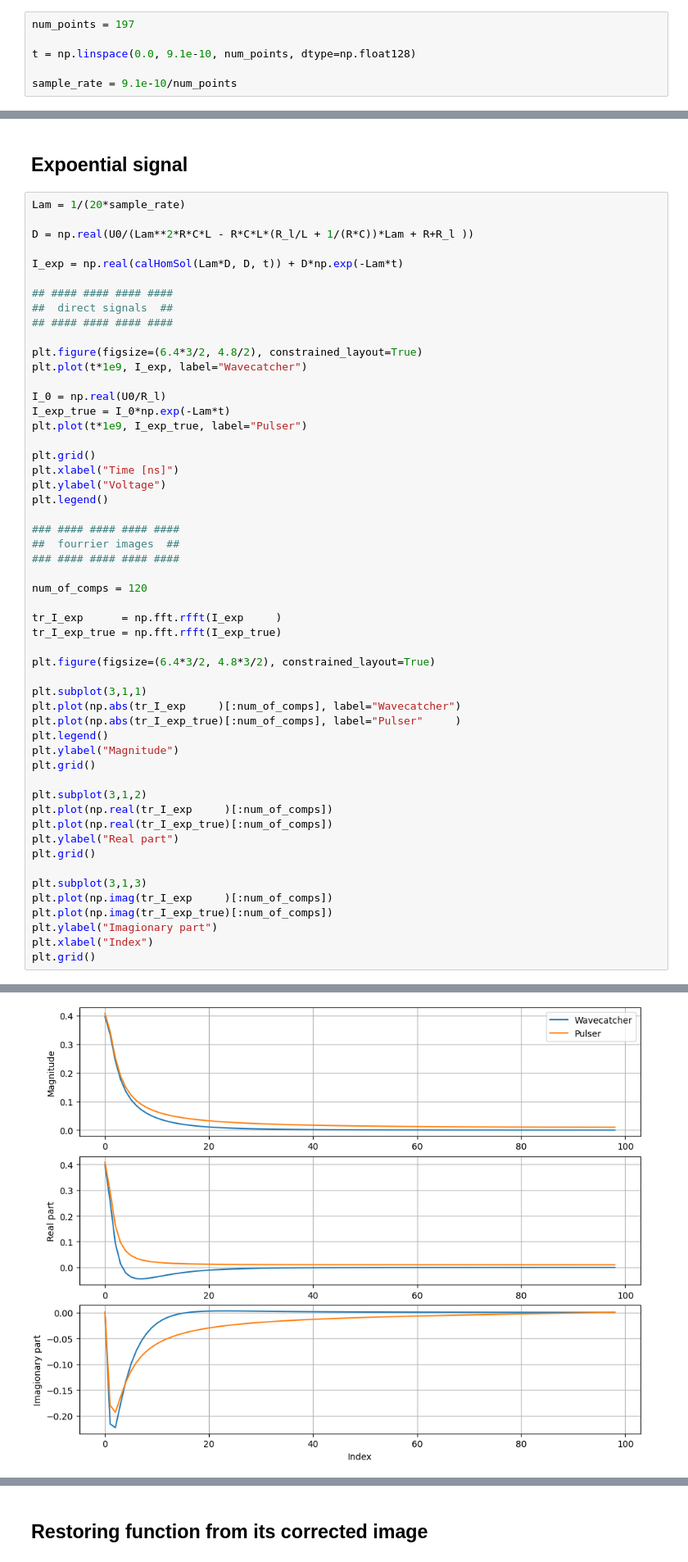
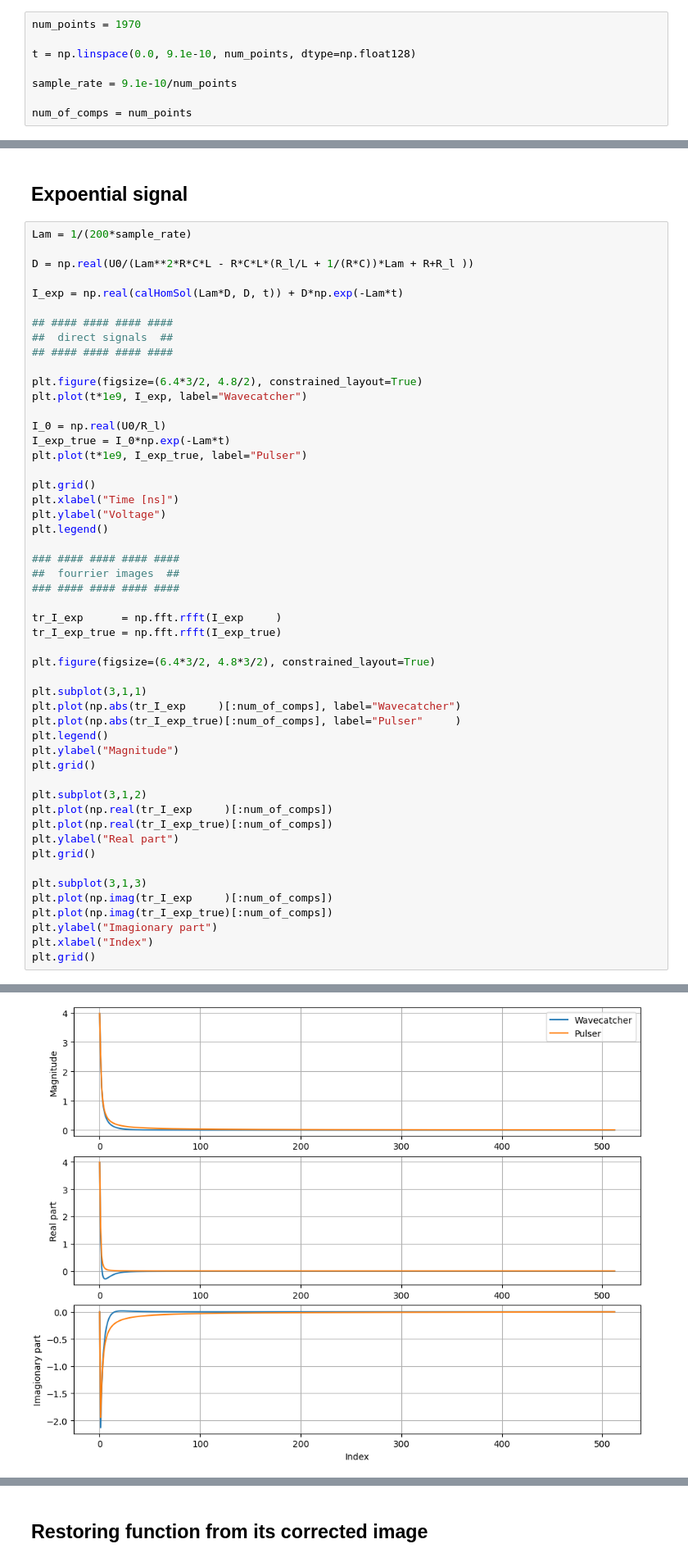
Before and after one commit to Denys-Klekots/GRAiNITA_testbeam, a Jupyter notebook: PSD/Fourrier_corrections_proof_of_concept/demonstration.ipynb, the cells around one changed output, grey strips where cells are left out. Shown at 82% size. Drawn from its saved outputs; the diff is of its cells as text.

```diff
--- a/PSD/Fourrier_corrections_proof_of_concept/demonstration.ipynb
+++ b/PSD/Fourrier_corrections_proof_of_concept/demonstration.ipynb
@@ -53,11 +53,13 @@ def trueSig(t:np.ndarray, t0):
 
     return np.real(ans)
 # %%
-num_points = 197
+num_points = 1970
 
 t = np.linspace(0.0, 9.1e-10, num_points, dtype=np.float128)
 
 sample_rate = 9.1e-10/num_points
+
+num_of_comps = num_points
 # %% [markdown]
 ## Calculate first square signal
 # %%
@@ -251,7 +143,7 @@ plt.grid()
 # %% [markdown]
 ## Expoential signal
 # %%
-Lam = 1/(20*sample_rate)
+Lam = 1/(200*sample_rate)
 
 D = np.real(U0/(Lam**2*R*C*L - R*C*L*(R_l/L + 1/(R*C))*Lam + R+R_l ))
 
@@ -277,8 +169,6 @@ plt.legend()
 ##  fourrier images  ##
 ### #### #### #### ####
 
-num_of_comps = 120
-
 tr_I_exp      = np.fft.rfft(I_exp     )
 tr_I_exp_true = np.fft.rfft(I_exp_true)
 
@@ -308 +198 @@ plt.grid()
-[figure, old version]
+[figure, new version]
```
Also changed, not shown: parts of 12 cells of this notebook.
